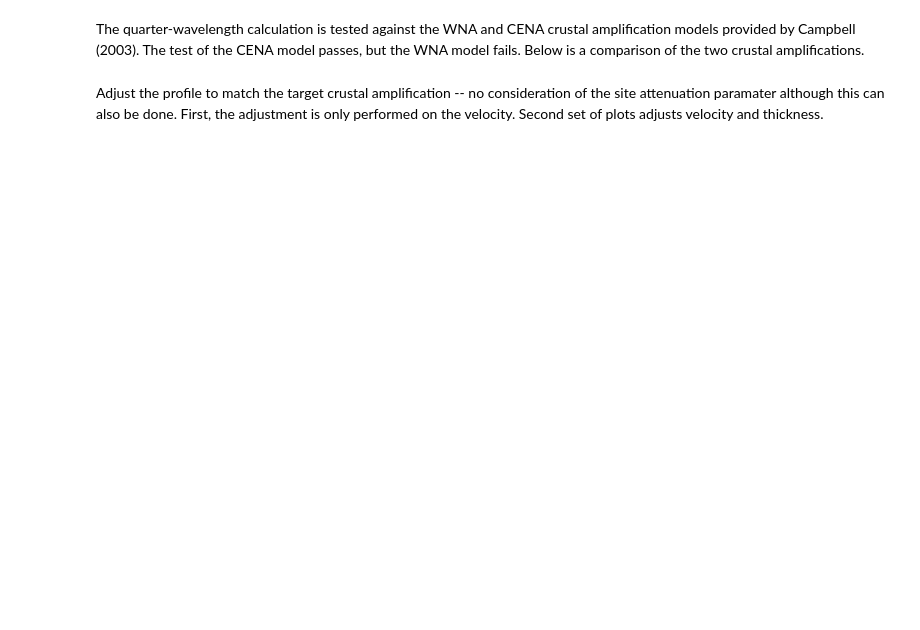
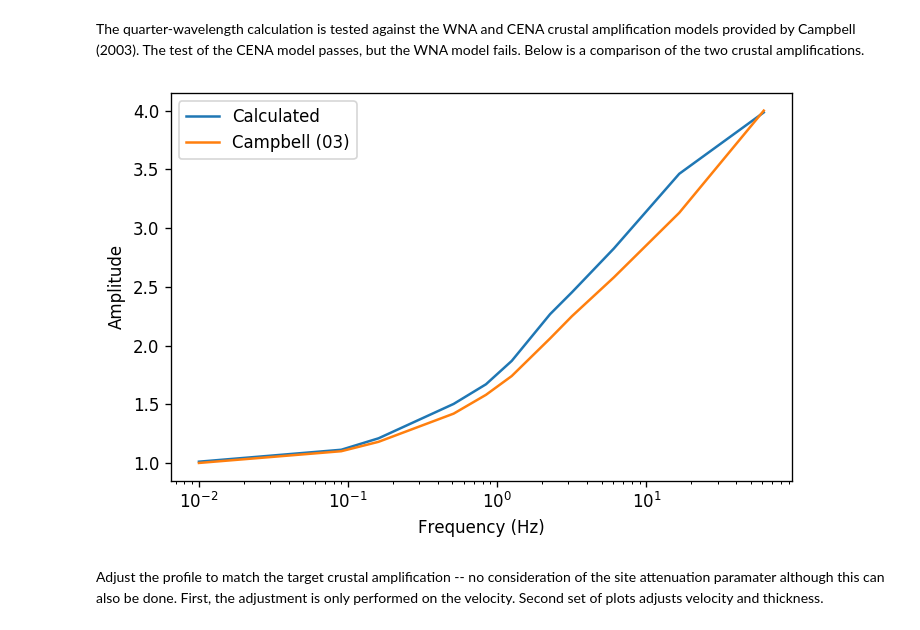
Before and after one commit to arkottke/pystrata, a Jupyter notebook: examples/example-09.ipynb, the cells around one changed output. Saved outputs shown, nothing was run; the diff lists cells and outputs as text; code cells hidden in the pictures; blank space fills up the shorter version.

```diff
--- a/examples/example-09.ipynb
+++ b/examples/example-09.ipynb
@@ -17,14 +17,14 @@ plt.rcParams['figure.dpi'] = 120
 # %% [markdown]
 Load the WNA profile from Campbell (2003).
 # %%
-with open('../tests/data/campbell_03.json') as fp:
-    data = json.load(fp)['wna']
+with open('../tests/data/qwl_tests.json') as fp:
+    data = json.load(fp)[1]
 
 thickness = np.diff(data['site']['depth'])
 
 profile = pysra.site.Profile()
 for i, (thick, vel_shear, density) in enumerate(zip(
-    thickness, data['site']['vel_shear'], data['site']['density']
+    thickness, data['site']['velocity'], data['site']['density']
 )):
     profile.append(
         pysra.site.Layer(
@@ -33,4 +33,4 @@ for i, (thick, vel_shear, density) in enumerate(zip(
         )
     )
 
-profile.update_layers()
+profile.update_layers(0)
@@ -63,13 +63,15 @@ The quarter-wavelength calculation is tested against the WNA and CENA crustal am
 # %%
 fig, ax = plt.subplots()
 ax.plot(motion.freqs, calc.crustal_amp, label='Calculated')
-ax.plot(data['ampl']['freq'], data['ampl']['crustal_amp'], label='Campbell (03)')
+ax.plot(data['freqs'], data['crustal_amp'], label='Campbell (03)')
 ax.set(
     xlabel='Frequency (Hz)', xscale='log',
     ylabel='Amplitude', yscale='linear',
 )
 ax.legend()
 fig.tight_layout();
+# %% [output]
+[figure, added]
 # %% [markdown]
 Adjust the profile to match the target crustal amplification -- no consideration of the site attenuation paramater although this can also be done. First, the adjustment is only performed on the velocity. Second set of plots adjusts velocity and thickness.
 # %%
```
Also changed, not shown: parts of 5 cells of this notebook, 8 other files.
